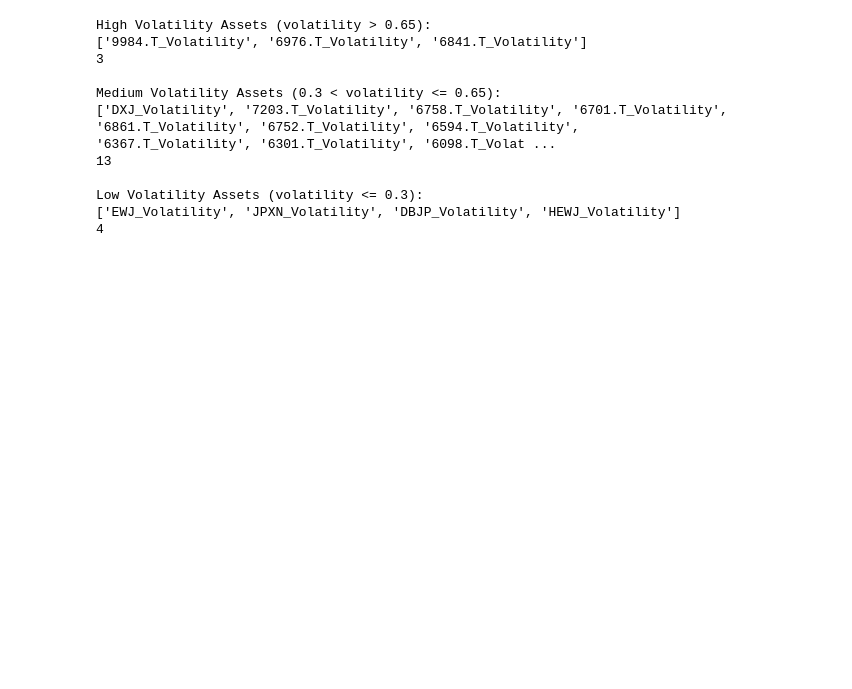
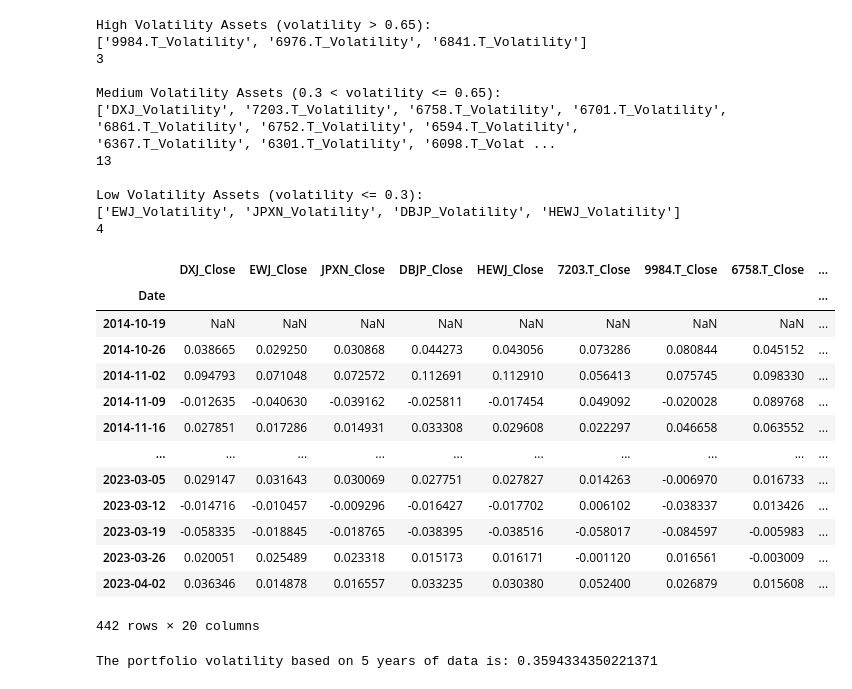
Before and after one commit to Shaddynetwork/PORTFOLIO-REBALANCING, a Jupyter notebook: CAPSTONE_PROJECT.ipynb, the cells around one changed output. Cells and saved outputs as stored; diff of their text form; code cells hidden in the pictures; blank space fills up the shorter version.

```diff
--- a/CAPSTONE_PROJECT.ipynb
+++ b/CAPSTONE_PROJECT.ipynb
@@ -622,3 +622,48 @@ Medium Volatility Assets (0.3 < volatility <= 0.65):
 Low Volatility Assets (volatility <= 0.3):
 ['EWJ_Volatility', 'JPXN_Volatility', 'DBJP_Volatility', 'HEWJ_Volatility']
 4
+# %%
+returns_data
+# %% [output]
+|  | DXJ_Close | EWJ_Close | JPXN_Close | DBJP_Close | HEWJ_Close | 7203.T_Close | 9984.T_Close | 6758.T_Close | ... |
+| Date |  |  |  |  |  |  |  |  | ... |
+| 2014-10-19 | NaN | NaN | NaN | NaN | NaN | NaN | NaN | NaN | ... |
+| 2014-10-26 | 0.038665 | 0.029250 | 0.030868 | 0.044273 | 0.043056 | 0.073286 | 0.080844 | 0.045152 | ... |
+| 2014-11-02 | 0.094793 | 0.071048 | 0.072572 | 0.112691 | 0.112910 | 0.056413 | 0.075745 | 0.098330 | ... |
+| 2014-11-09 | -0.012635 | -0.040630 | -0.039162 | -0.025811 | -0.017454 | 0.049092 | -0.020028 | 0.089768 | ... |
+| 2014-11-16 | 0.027851 | 0.017286 | 0.014931 | 0.033308 | 0.029608 | 0.022297 | 0.046658 | 0.063552 | ... |
+| ... | ... | ... | ... | ... | ... | ... | ... | ... | ... |
+| 2023-03-05 | 0.029147 | 0.031643 | 0.030069 | 0.027751 | 0.027827 | 0.014263 | -0.006970 | 0.016733 | ... |
+| 2023-03-12 | -0.014716 | -0.010457 | -0.009296 | -0.016427 | -0.017702 | 0.006102 | -0.038337 | 0.013426 | ... |
+| 2023-03-19 | -0.058335 | -0.018845 | -0.018765 | -0.038395 | -0.038516 | -0.058017 | -0.084597 | -0.005983 | ... |
+| 2023-03-26 | 0.020051 | 0.025489 | 0.023318 | 0.015173 | 0.016171 | -0.001120 | 0.016561 | -0.003009 | ... |
+| 2023-04-02 | 0.036346 | 0.014878 | 0.016557 | 0.033235 | 0.030380 | 0.052400 | 0.026879 | 0.015608 | ... |
+442 rows × 20 columns
+# %%
+returns_data = weekly_price_data_returns
+
+# Assuming 'volatility_data' is your DataFrame with rolling volatility data
+# and 'returns_data' is the DataFrame with the corresponding asset returns
+
+# Select two high volatility assets
+selected_assets = ['9984.T_Close', '6976.T_Close']
+
+# Assign equal weights to the selected assets
+weights = np.array([0.5, 0.5])
+
+# Calculate the covariance matrix for the selected assets
+cov_matrix = returns_data[selected_assets].cov()
+
+# Annualize the covariance matrix (assuming 52 weeks per year)
+annual_cov_matrix = cov_matrix * 52
+
+# Calculate portfolio variance
+portfolio_variance = np.dot(weights.T, np.dot(annual_cov_matrix, weights))
+
+# Calculate portfolio standard deviation (volatility)
+portfolio_volatility = np.sqrt(portfolio_variance)
+
+# Store the portfolio volatility
+print(f"The portfolio volatility based on 5 years of data is: {portfolio_volatility}")
+# %% [output]
+The portfolio volatility based on 5 years of data is: 0.3594334350221371
```
Also changed, not shown: parts of 2 cells of this notebook.
